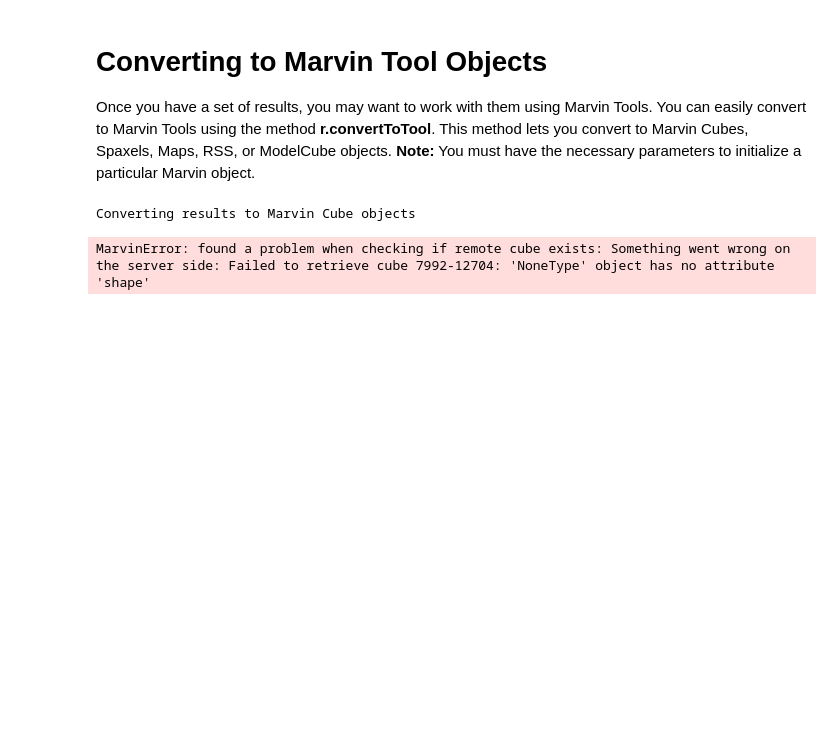
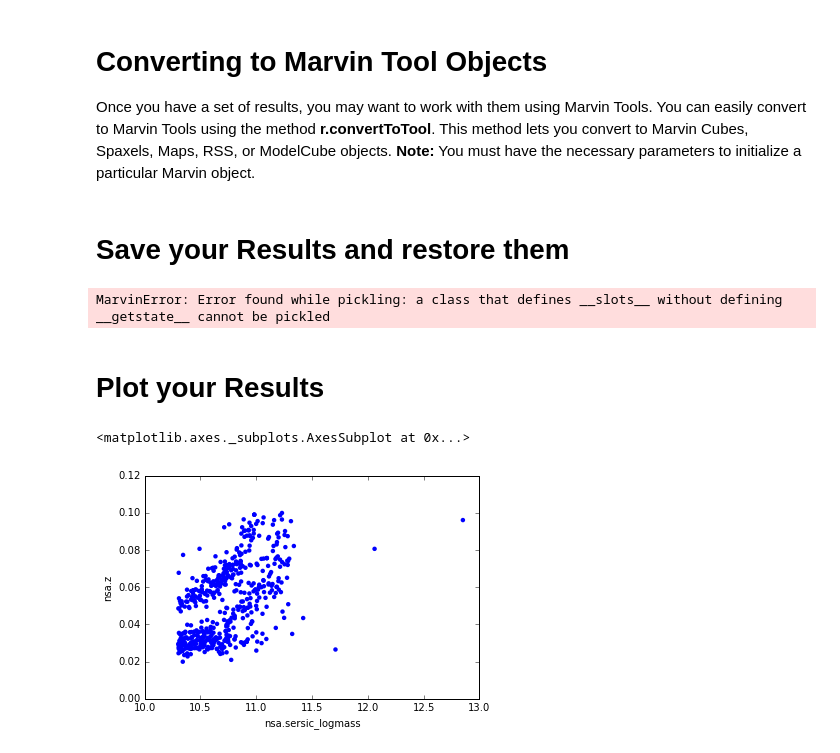
Before and after one commit to sdss/marvin, a Jupyter notebook: docs/sphinx/jupyter/my_query_results.ipynb, the cells around one changed output. Saved outputs shown, nothing was run; the diff lists cells and outputs as text; code cells hidden in the pictures; blank space fills up the shorter version.

Commit message:
adds saving and plotting Results to notebook tutorial

```diff
--- a/docs/sphinx/jupyter/my_query_results.ipynb
+++ b/docs/sphinx/jupyter/my_query_results.ipynb
@@ -13,7 +11,7 @@ INFO: No release version set. Setting default to MPL-5
 from marvin.tools.query import Query, Results, doQuery
 
 # make a query
-myquery = 'nsa.sersic_mass > 3e10 AND nsa.z < 0.1'
+myquery = 'nsa.sersic_logmass > 10.3 AND nsa.z < 0.1'
 q = Query(searchfilter=myquery)
 
 # run a query
@@ -247,6 +155,11 @@ r.convertToTool('cube')
 
 # Your new objects are stored as a list in your results called objects
 r.objects
-# %% [output]
-Converting results to Marvin Cube objects
-MarvinError: found a problem when checking if remote cube exists: Something went wrong on the server side: Failed to retrieve cube 7992-12704: 'NoneType' object has no attribute 'shape'
+# %% [markdown]
+# Save your Results and restore them
+# %%
+# We strongly recommend saving to a Marvin pickle file (.mpf), so that you can restore the Results object later
+r.save('results.mpf')
+restored = Results.restore('results.mpf')
+# %% [output]
+MarvinError: Error found while pickling: a class that defines __slots__ without defining __getstate__ cannot be pickled
@@ -252,0 +175,9 @@ MarvinError: found a problem when checking if remote cube exists: Something went
+# %% [markdown]
+# Plot your Results
+# %%
+%matplotlib inline
+df = r.toDataFrame()
+df.plot.scatter('nsa.sersic_logmass', 'nsa.z')
+# %% [output]
+<matplotlib.axes._subplots.AxesSubplot at 0x...>
+[figure, added]
```
Also changed, not shown: parts of 15 cells of this notebook.
